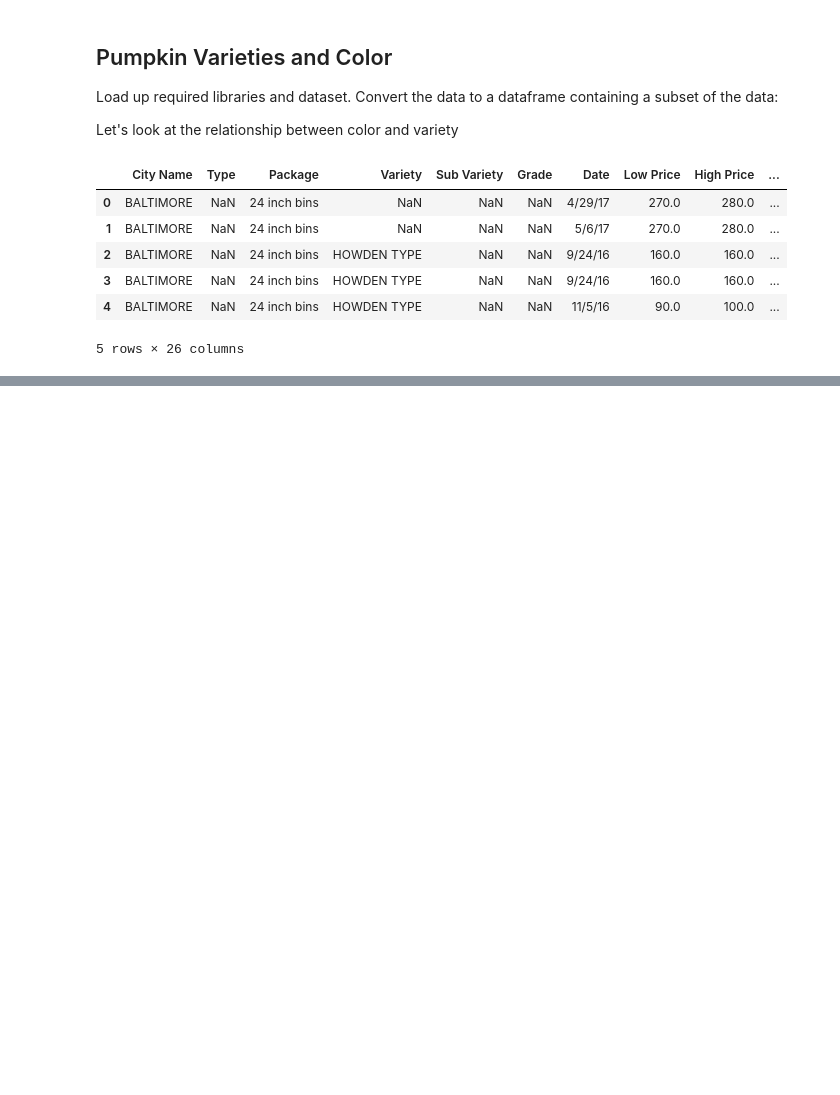
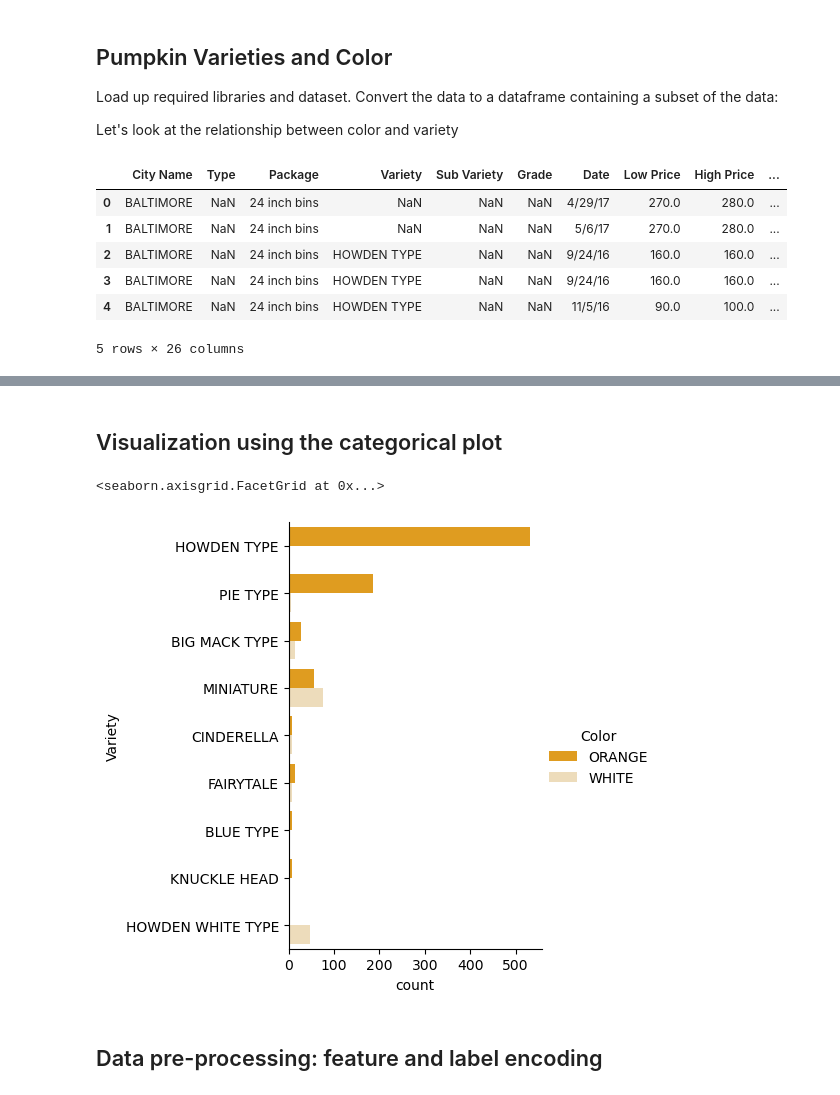
Before and after one commit to oaseth/ML-For-Beginners, a Jupyter notebook: 2-Regression/4-Logistic/notebook.ipynb, the cells around one changed output, grey strips where cells are left out. Saved outputs shown, nothing was run; the diff lists cells and outputs as text; code cells hidden in the pictures; blank space fills up the shorter version.

```diff
--- a/2-Regression/4-Logistic/notebook.ipynb
+++ b/2-Regression/4-Logistic/notebook.ipynb
@@ -19,3 +19,11 @@ full_pumpkins.head()
 | 3 | BALTIMORE | NaN | 24 inch bins | HOWDEN TYPE | NaN | NaN | 9/24/16 | 160.0 | 160.0 | ... |
 | 4 | BALTIMORE | NaN | 24 inch bins | HOWDEN TYPE | NaN | NaN | 11/5/16 | 90.0 | 100.0 | ... |
 5 rows × 26 columns
+# %%
+# Select some columns in the dataframe
+columns_to_select = ['City Name','Package','Variety', 'Origin','Item Size', 'Color']
+pumpkins = full_pumpkins.loc[:, columns_to_select]
+
+# Drop null values
+pumpkins.dropna(inplace=True)
+pumpkins.info
@@ -21,0 +45,19 @@ full_pumpkins.head()
+# %% [markdown]
+## Visualization using the categorical plot
+# %%
+import seaborn as sns
+
+palette = {
+'ORANGE': 'orange',
+'WHITE': 'wheat',
+}
+
+sns.catplot(
+data=pumpkins, y="Variety", hue="Color", kind="count",
+palette=palette,
+)
+# %% [output]
+<seaborn.axisgrid.FacetGrid at 0x...>
+[figure, added]
+# %% [markdown]
+## Data pre-processing: feature and label encoding
```
Also changed, not shown: parts of 16 cells of this notebook, 1 other file.
